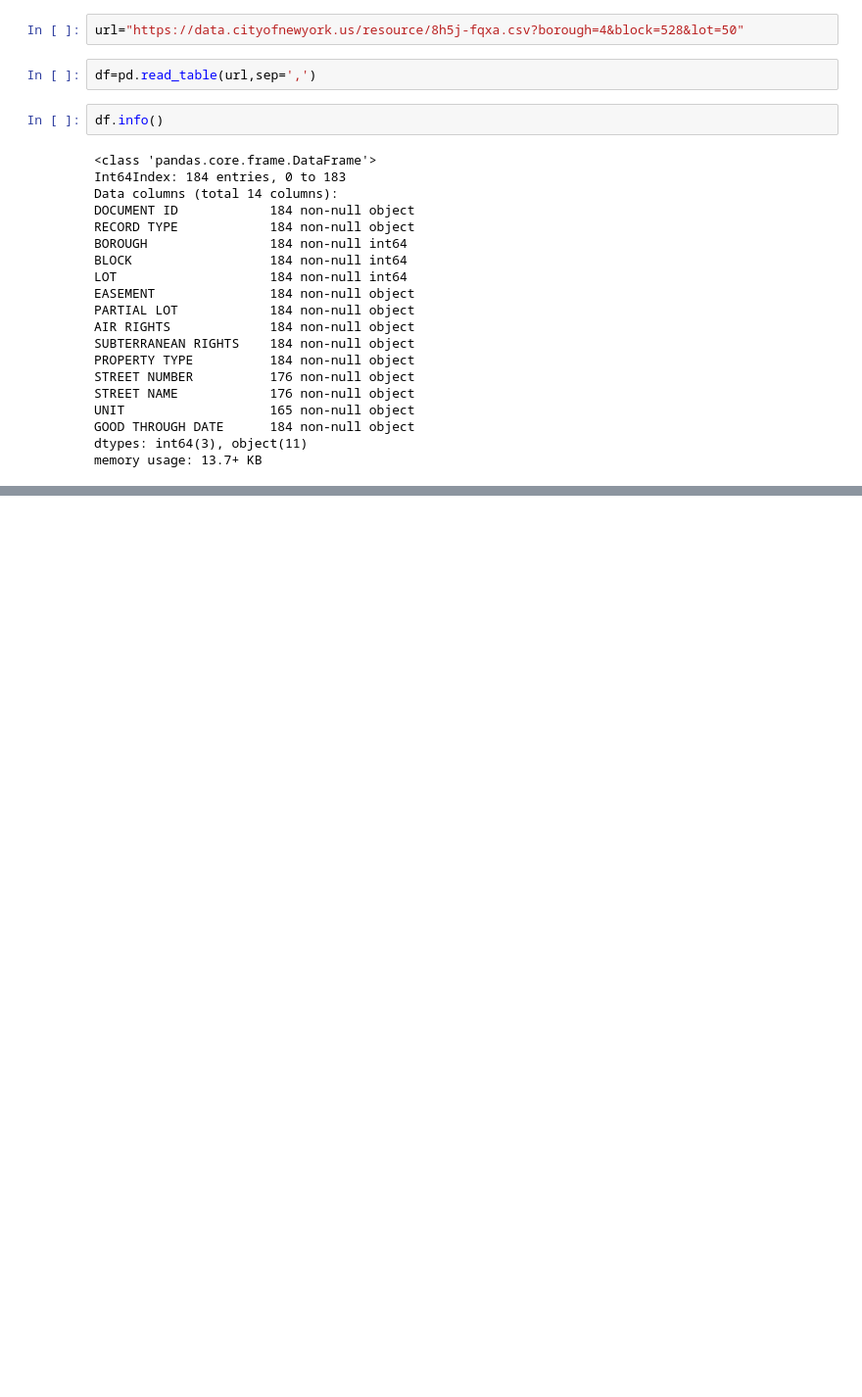
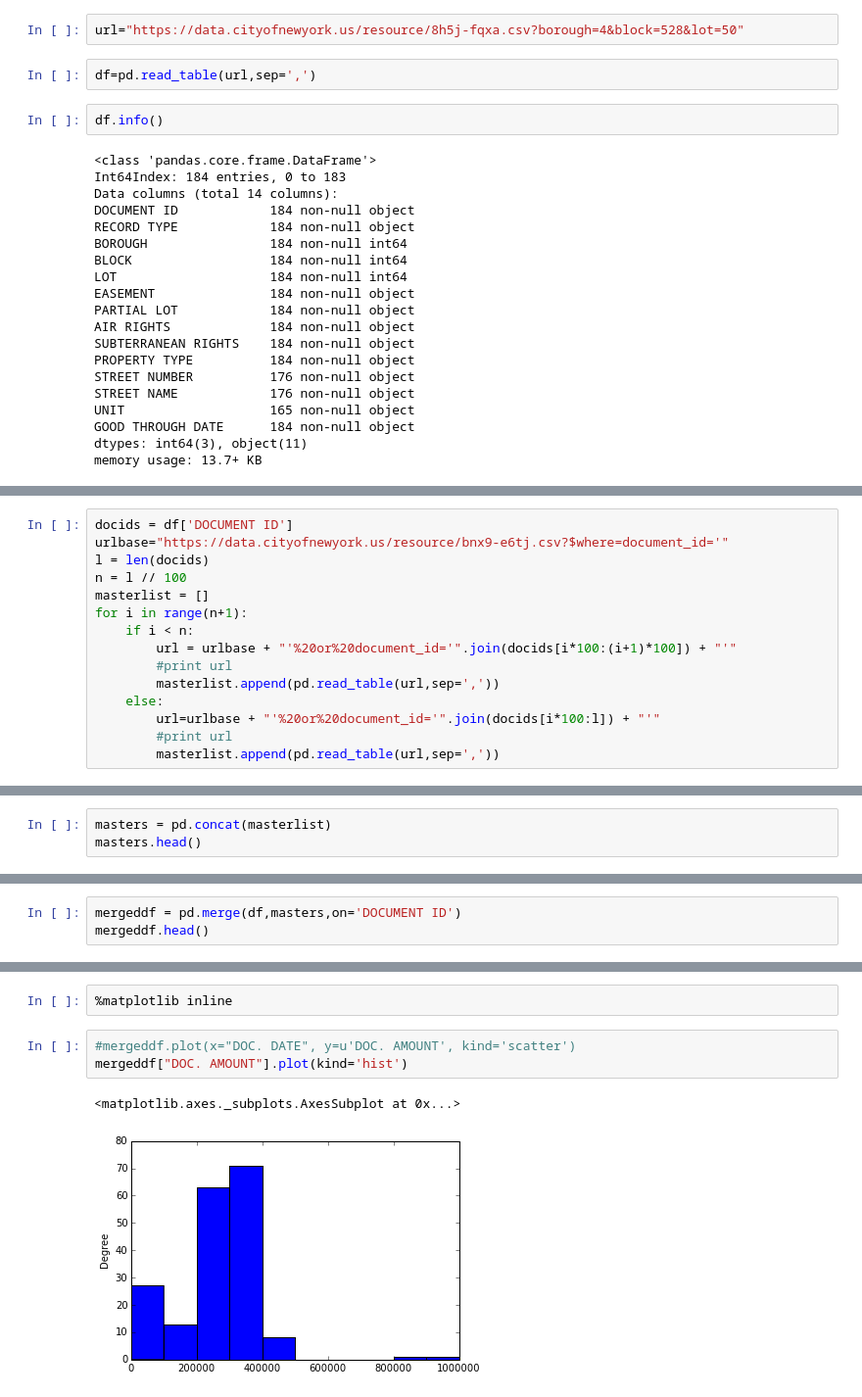
Before and after one commit to Jwerberg/slideruleprojects, a Jupyter notebook: Initial Coop Data Story.ipynb, the cells around one changed output, grey strips where cells are left out. Shown at 98% size. Drawn from its saved outputs; the diff is of its cells as text; blank space fills up the shorter version.

```diff
--- a/Initial Coop Data Story.ipynb
+++ b/Initial Coop Data Story.ipynb
@@ -33,0 +29,15 @@ len(docids) // 100
+# %%
+docids = df['DOCUMENT ID']
+urlbase="https://data.cityofnewyork.us/resource/bnx9-e6tj.csv?$where=document_id='"
+l = len(docids)
+n = l // 100
+masterlist = []
+for i in range(n+1):
+    if i < n:
+        url = urlbase + "'%20or%20document_id='".join(docids[i*100:(i+1)*100]) + "'"
+        #print url
+        masterlist.append(pd.read_table(url,sep=','))
+    else:
+        url=urlbase + "'%20or%20document_id='".join(docids[i*100:l]) + "'"
+        #print url
+        masterlist.append(pd.read_table(url,sep=','))
@@ -33,0 +64,3 @@ len(docids) // 100
+# %%
+masters = pd.concat(masterlist)
+masters.head()
@@ -33,0 +74,3 @@ len(docids) // 100
+# %%
+mergeddf = pd.merge(df,masters,on='DOCUMENT ID')
+mergeddf.head()
@@ -33,0 +85,8 @@ len(docids) // 100
+# %%
+%matplotlib inline
+# %%
+#mergeddf.plot(x="DOC. DATE", y=u'DOC. AMOUNT', kind='scatter')
+mergeddf["DOC. AMOUNT"].plot(kind='hist')
+# %% [output]
+<matplotlib.axes._subplots.AxesSubplot at 0x...>
+[figure, added]
```
Also changed, not shown: parts of 9 cells of this notebook.
